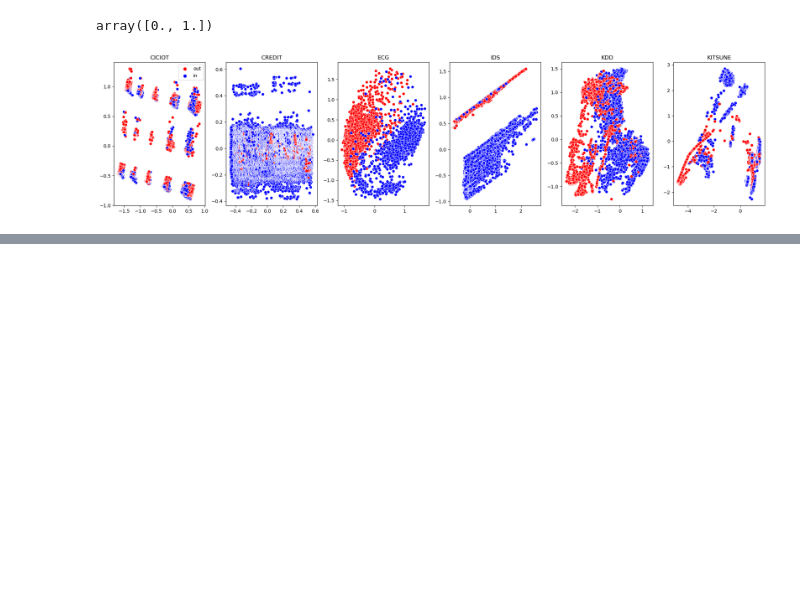
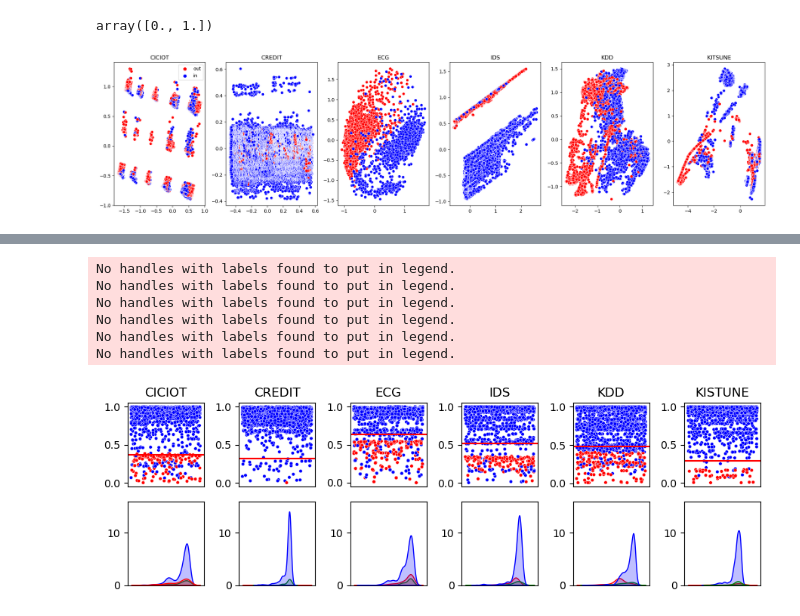
Before and after one commit to jmf-mas/jmf_bopeto, a Jupyter notebook: outputs/plots.ipynb, the cells around one changed output, grey strips where cells are left out. Cells and saved outputs as stored; diff of their text form; code cells hidden in the pictures; blank space fills up the shorter version.

```diff
--- a/outputs/plots.ipynb
+++ b/outputs/plots.ipynb
@@ -647,10 +647,10 @@ np.unique(data1_credit.values[:, -1])
 # %% [output]
 array([0., 1.])
 # %%
-data1_kdd = pd.read_csv("kdd.csv")
-data1_ids = pd.read_csv("ids.csv")
-data1_ciciot = pd.read_csv("ciciot.csv")
-data_kitsune = pd.read_csv("kitsune.csv")
+data1_kdd = pd.read_csv("../outputs_backup/kdd.csv")
+data1_ids = pd.read_csv("../outputs_backup/ids.csv")
+data1_ciciot = pd.read_csv("../outputs_backup/ciciot.csv")
+data_kitsune = pd.read_csv("../outputs_backup/kitsune.csv")
 # %%
 
 datasets = [data1_ciciot, data1_credit, data1_ecg, data1_ids, data1_kdd, data_kitsune]
@@ -687,3 +687,25 @@ plt.show()
 # %%
 def sdc(dynamics):
     return np.std(np.diff(dynamics, axis=1), axis=1)
+# %%
+def extract_data(path):
+    raw = np.load(path, allow_pickle=True)
+    keys = list(raw.keys())
+    train = raw[keys[-2]]
+    weights = raw[keys[-1]]
+    hard = weights[:, 0]
+    soft = weights[:, 1]
+    y = train[:, -1]
+    threshold = np.min(soft[hard==1])
+    return soft, y, threshold
+# %%
+soft_kdd, y_kdd, threshold_kdd = extract_data("../detection/kdd_plot.npz")
+soft_kitsune, y_kitsune, threshold_kitsune = extract_data("../detection/kitsune_plot.npz")
+soft_ids, y_ids, threshold_ids = extract_data("../detection/ids_plot.npz")
+soft_ecg, y_ecg, threshold_ecg = extract_data("../detection/ecg_plot.npz")
+soft_credit, y_credit, threshold_credit = extract_data("../detection/credit_plot.npz")
+soft_ciciot, y_ciciot, threshold_ciciot = extract_data("../detection/ciciot_plot.npz")
+# %%
+softs = [soft_ciciot, soft_credit, soft_ecg, soft_ids, soft_kdd, soft_kitsune]
+ys = [y_ciciot, y_credit, y_ecg, y_ids, y_kdd, y_kitsune]
+thresholds =[threshold_ciciot, threshold_credit-0.35, threshold_ecg, threshold_ids, threshold_kdd, threshold_kitsune-0.3]
@@ -739,41 +769,57 @@ fig, axes = plt.subplots(2, 6, figsize=(9, 3))
 datasets = ["CICIOT", "CREDIT", "ECG", "IDS", "KDD", "KISTUNE"]
 palette = {"out":"red", "synthetic":"green", "in":"blue"}
 for i, df in enumerate(all_data):
+    df_soft = pd.DataFrame(data = softs[i], columns=["weight"])
+    df_soft['class'] = ys[i].astype(int)
+    df_soft['class'] = df_soft['class'].replace(mapping)
+    #anomalies = df_soft[df_soft['class']=='out'].sample(n=1000,replace=True)
+    df_soft = df_soft.sample(n=2000,replace=True)
+    #df_soft = pd.concat([df_soft,anomalies], axis=0, ignore_index=True)
+    #df_soft = df_soft.sample(frac = 1)
     for j in range(1):
         d = df[j]
         d = d.sort_index()
         ax = axes[0, i]
-        sns.scatterplot(data=d, x=d.index, y=m, hue='class', ax=ax, palette=palette, s=10)
-        ax.axhline(y=df[2], color='r', linestyle='-')
+
+        sns.scatterplot(data=df_soft, x=df_soft.index, y="weight", hue='class', ax=ax, palette=palette, s=10)
+        ax.axhline(y=thresholds[i], color='r', linestyle='-')
         ax.set_ylabel(None)
         if j==0:
             ax.set_title(datasets[i])
         if i!=0 or j!=1:
             ax.legend().remove()
         else:
             legend = ax.legend()
             if legend:
                 for label in legend.get_texts():
                     label.set_fontsize('xx-small')
 
 
         ax.set_xticks([])
         ax = axes[1, i]
         sns.kdeplot(data= d, x='score', hue='class', fill=True, ax=ax, palette=palette)
         ax.legend().remove()
         ax.set_xticks([])
         ax.set_xlabel(None)
         ax.set_ylabel(None)
         if i!=0:
             axes[0, i].set_ylabel('')
             axes[1, i].set_ylabel('')
         else:
             pass
             #axes[1, 0].set_ylabel('density')
         ax.set_ylim(0, 16)
 plt.tight_layout()
 plt.savefig("dynamics_space.png")
 plt.show()
+# %% [output]
+No handles with labels found to put in legend.
+No handles with labels found to put in legend.
+No handles with labels found to put in legend.
+No handles with labels found to put in legend.
+No handles with labels found to put in legend.
+No handles with labels found to put in legend.
+[figure, added]
 # %%
 d
 # %%
```
Also changed, not shown: parts of 4 cells of this notebook, 2 other files.
